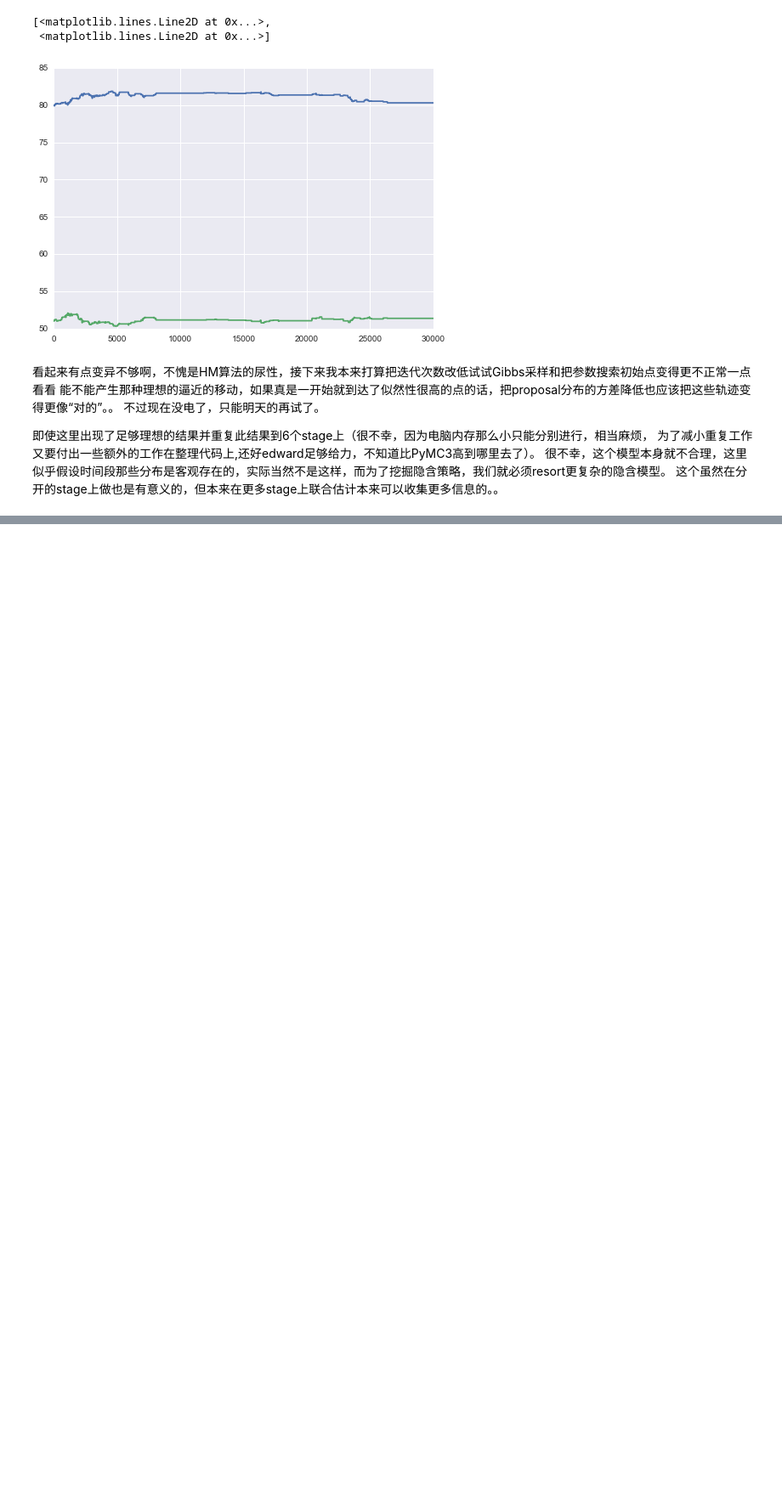
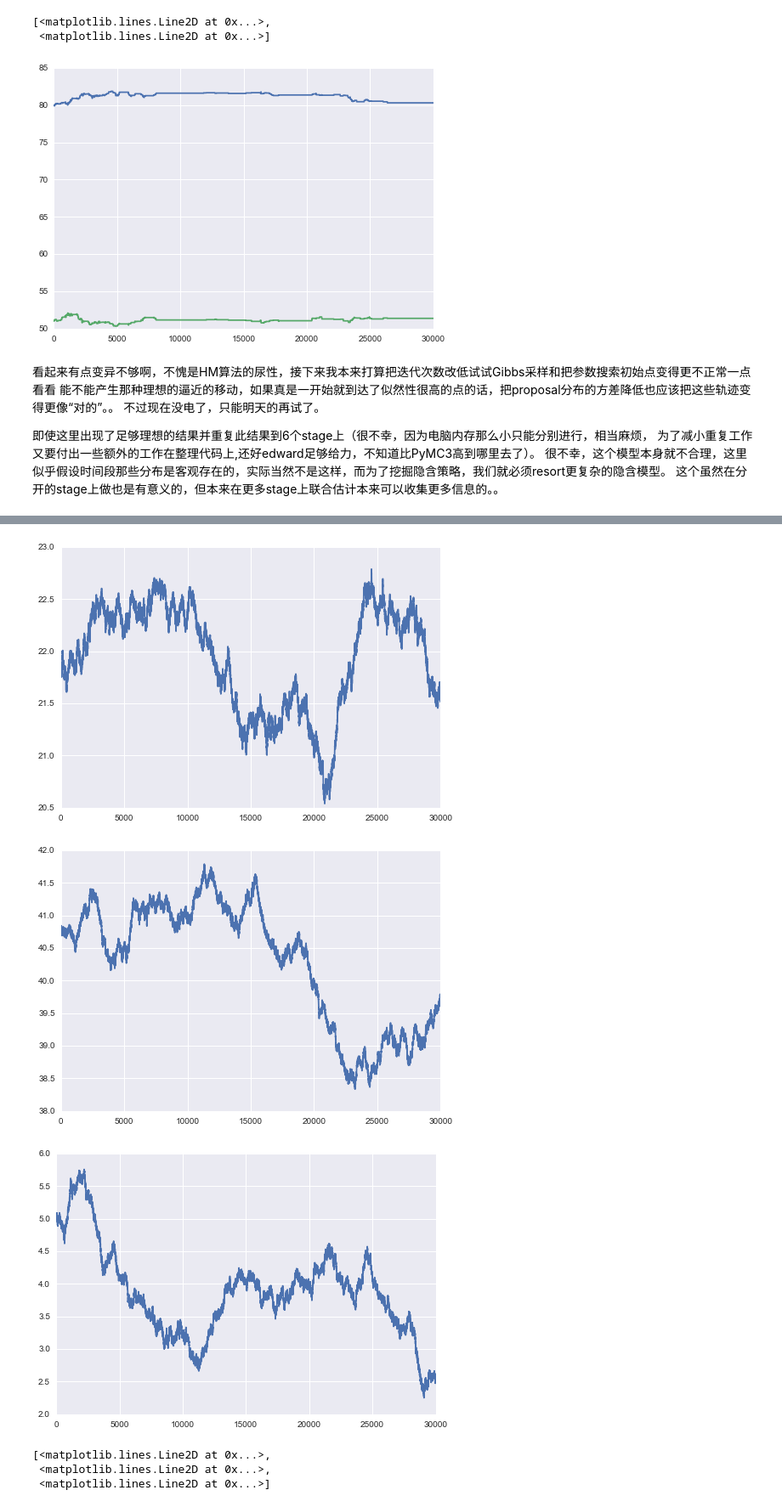
Before and after one commit to yiyuezhuo/touhou-replay-research, a Jupyter notebook: debug_model2.ipynb, the cells around one changed output, grey strips where cells are left out. Shown at 85% size. Cells and saved outputs as stored; diff of their text form; code cells hidden in the pictures; blank space fills up the shorter version.

```diff
--- a/debug_model2.ipynb
+++ b/debug_model2.ipynb
@@ -510,0 +525,16 @@ plt.plot(qdurations.params.eval()[:,0,:])
+# %%
+trace = qshift_mu.params.eval()
+plt.plot(trace[:,0])
+plt.show()
+plt.plot(trace[:,1])
+plt.show()
+plt.plot(trace[:,2])
+plt.show()
+plt.plot(trace)
+# %% [output]
+[figure, added]
+[figure, added]
+[figure, added]
+[<matplotlib.lines.Line2D at 0x...>,
+ <matplotlib.lines.Line2D at 0x...>,
+ <matplotlib.lines.Line2D at 0x...>]
```
Also changed, not shown: parts of 36 cells of this notebook, 28 other files.
